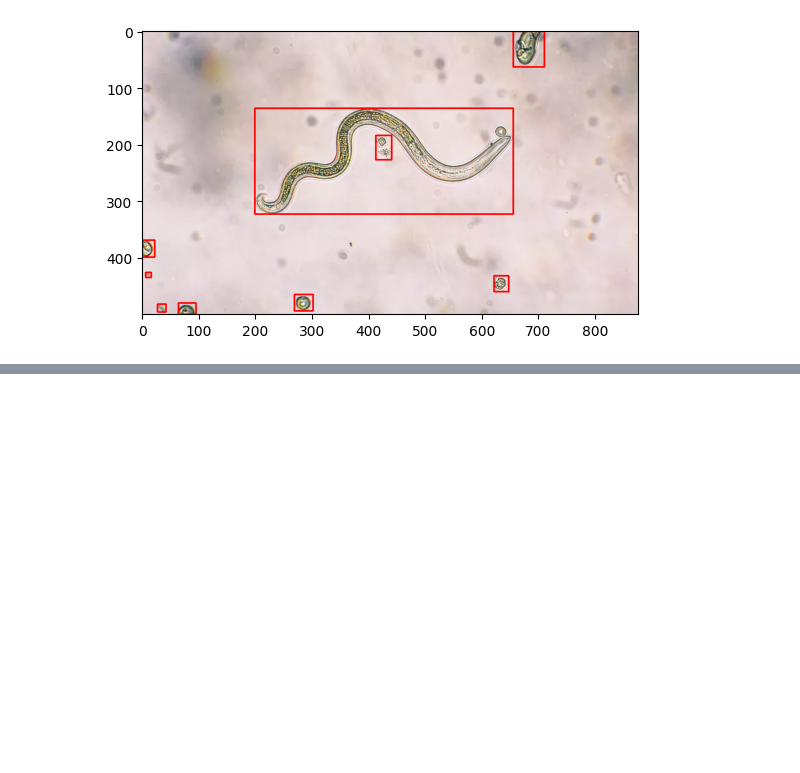
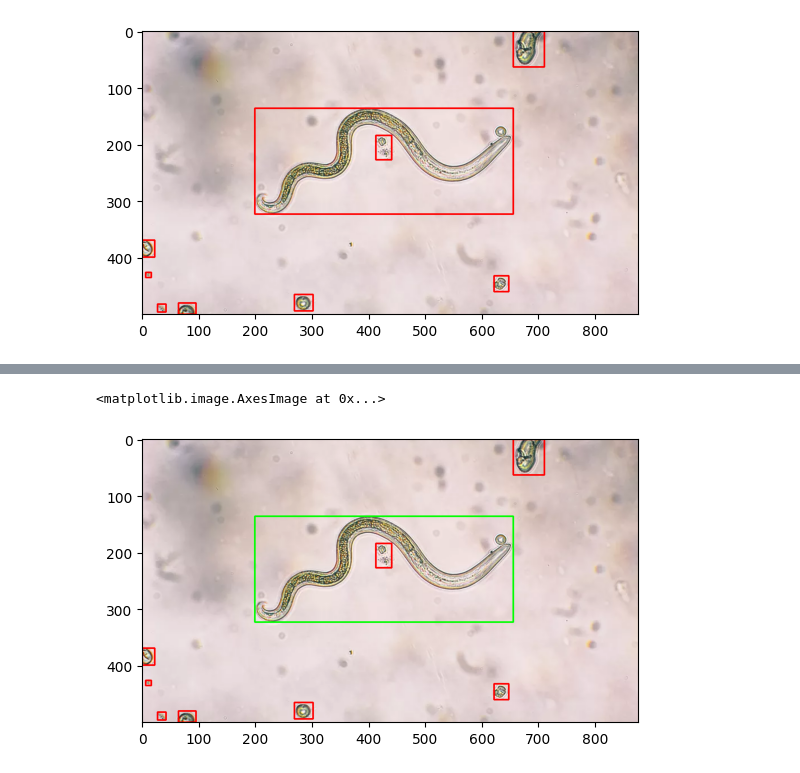
Before and after one commit to Bravonoid/microbiology-object-detection, a Jupyter notebook: process.ipynb, the cells around one changed output, grey strips where cells are left out. Drawn from its saved outputs; the diff is of its cells as text; code cells hidden in the pictures; blank space fills up the shorter version.

```diff
--- a/process.ipynb
+++ b/process.ipynb
@@ -88,0 +207,13 @@ plt.imshow(image)
+# %%
+# Display image with clusters
+for i, (x, y, w, h) in enumerate(bounding_boxes):
+    if clusters[i] == 0:
+        cv2.rectangle(image, (x, y), (x + w, y + h), (255, 0, 0), 2)
+    else:
+        cv2.rectangle(image, (x, y), (x + w, y + h), (0, 255, 0), 2)
+
+# Display image with clusters
+plt.imshow(image)
+# %% [output]
+<matplotlib.image.AxesImage at 0x...>
+[figure, added]
```
Also changed, not shown: parts of 6 cells of this notebook, 2 other files.
